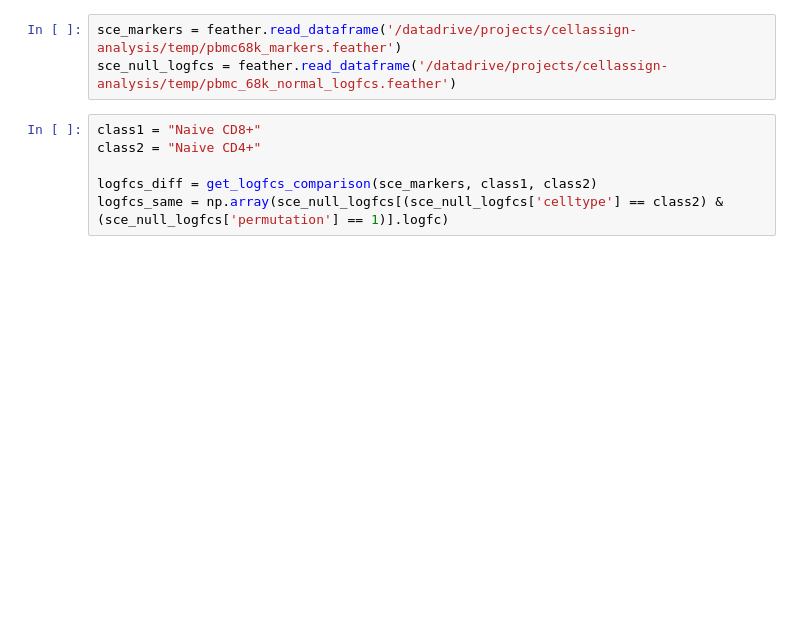
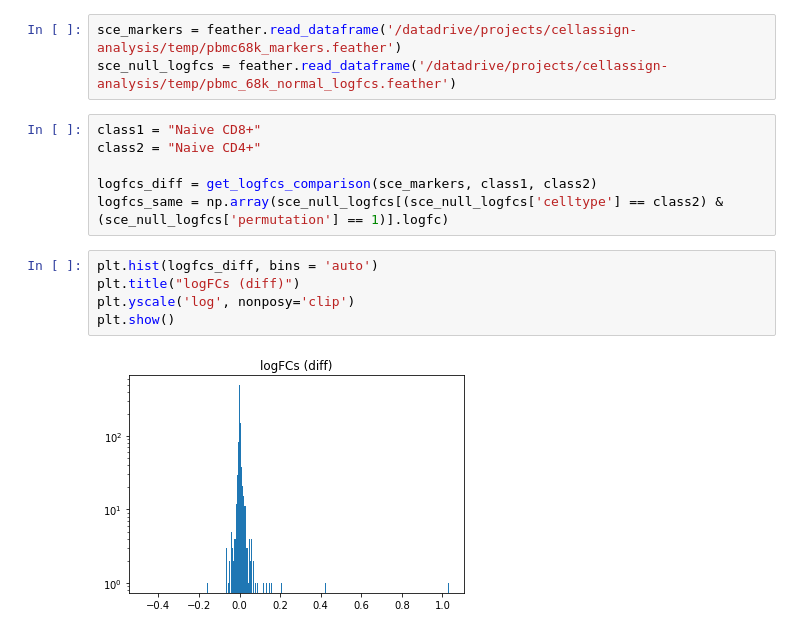
Before and after one commit to Irrationone/cellassign-paper, a Jupyter notebook: figures/jupyter/bayesian_splatter_params.ipynb, the cells around one changed output. Drawn from its saved outputs; the diff is of its cells as text; blank space fills up the shorter version.

```diff
--- a/figures/jupyter/bayesian_splatter_params.ipynb
+++ b/figures/jupyter/bayesian_splatter_params.ipynb
@@ -34,3 +34,10 @@ class2 = "Naive CD4+"
 
 logfcs_diff = get_logfcs_comparison(sce_markers, class1, class2)
 logfcs_same = np.array(sce_null_logfcs[(sce_null_logfcs['celltype'] == class2) & (sce_null_logfcs['permutation'] == 1)].logfc)
+# %%
+plt.hist(logfcs_diff, bins = 'auto')
+plt.title("logFCs (diff)")
+plt.yscale('log', nonposy='clip')
+plt.show()
+# %% [output]
+[figure, added]
```
Also changed, not shown: parts of 6 cells of this notebook.
